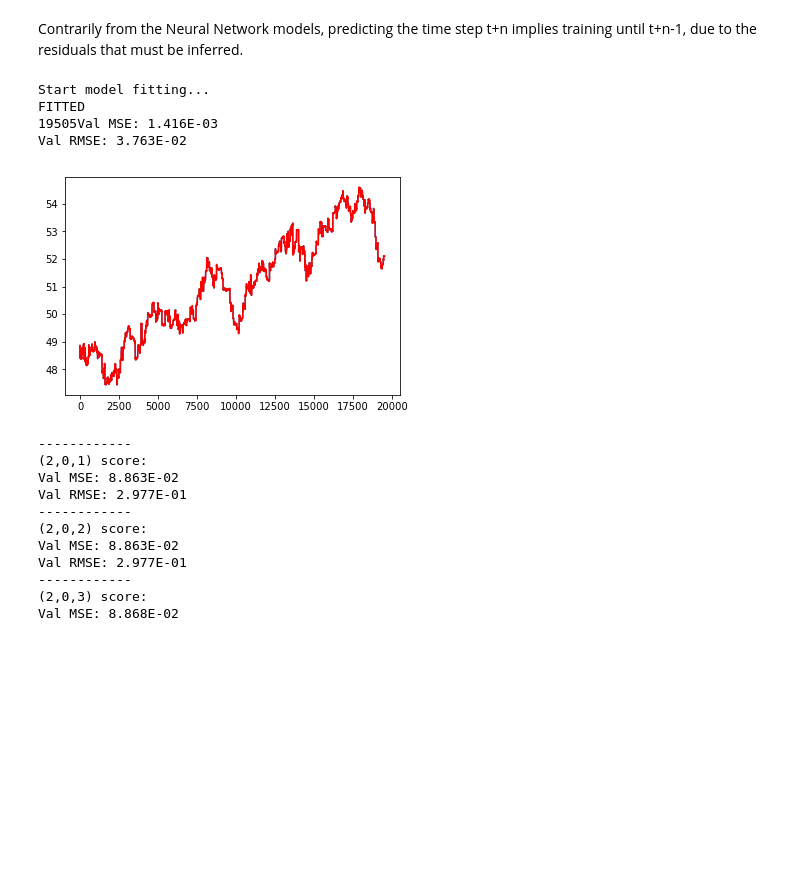
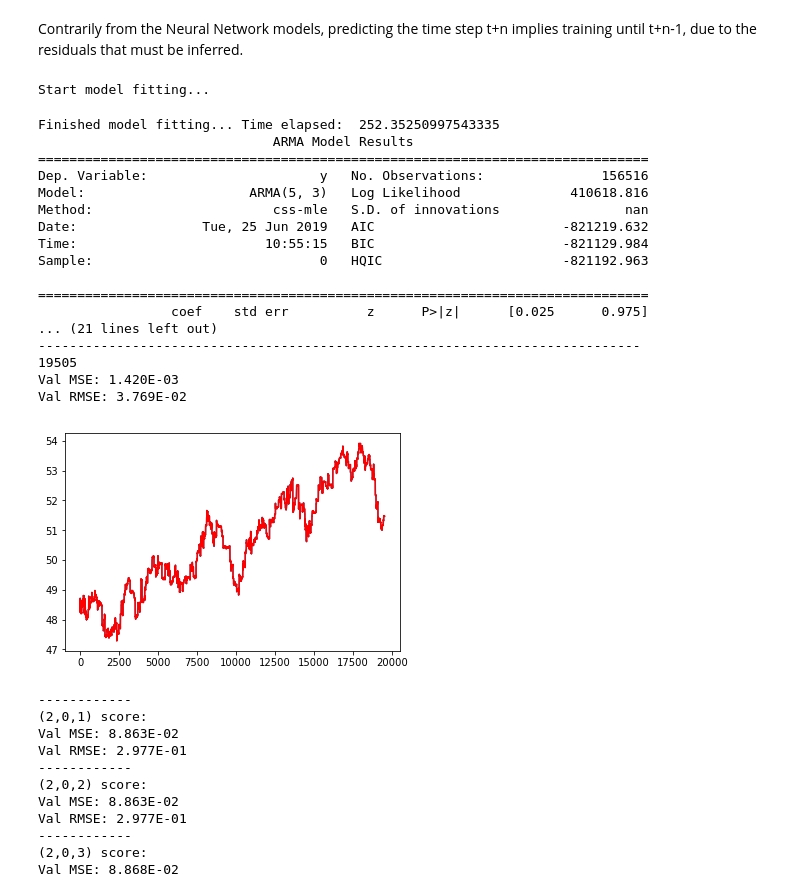
Before and after one commit to simaomsarmento/PairsTrading, a Jupyter notebook: PairsTrading_CommodityETFs-Forecasting.ipynb, the cells around one changed output. Drawn from its saved outputs; the diff is of its cells as text; code cells hidden in the pictures; blank space fills up the shorter version.

```diff
--- a/PairsTrading_CommodityETFs-Forecasting.ipynb
+++ b/PairsTrading_CommodityETFs-Forecasting.ipynb
@@ -365,13 +410,27 @@ def static_ARIMA(series, p, d, q, train_val_split):
 # %% [markdown]
 Contrarily from the Neural Network models, predicting the time step t+n implies training until t+n-1, due to the residuals that must be inferred.
 # %%
-arima_static_predictions, error = static_ARIMA(example_spread, 5, 0, 3, train_val_split)
+#arima_static_predictions, error = static_ARIMA(example_spread, 5, 0, 3, train_val_split)
 # %% [output]
 Start model fitting...
-FITTED
-19505Val MSE: 1.416E-03
-Val RMSE: 3.763E-02
+Finished model fitting... Time elapsed:  252.35250997543335
+                              ARMA Model Results
+==============================================================================
+Dep. Variable:                      y   No. Observations:               156516
+Model:                     ARMA(5, 3)   Log Likelihood              410618.816
+Method:                       css-mle   S.D. of innovations                nan
+Date:                Tue, 25 Jun 2019   AIC                        -821219.632
+Time:                        10:55:15   BIC                        -821129.984
+Sample:                             0   HQIC                       -821192.963
+
+==============================================================================
+                 coef    std err          z      P>|z|      [0.025      0.975]
+... (21 lines left out)
+-----------------------------------------------------------------------------
+19505
+Val MSE: 1.420E-03
+Val RMSE: 3.769E-02
-[figure, old version]
+[figure, new version]
 # %%
 p_grid = [2, 3, 4, 5]
 q_grid = [1, 2, 3, 4, 5]
```
Also changed, not shown: parts of 35 cells of this notebook, 4 other files.
